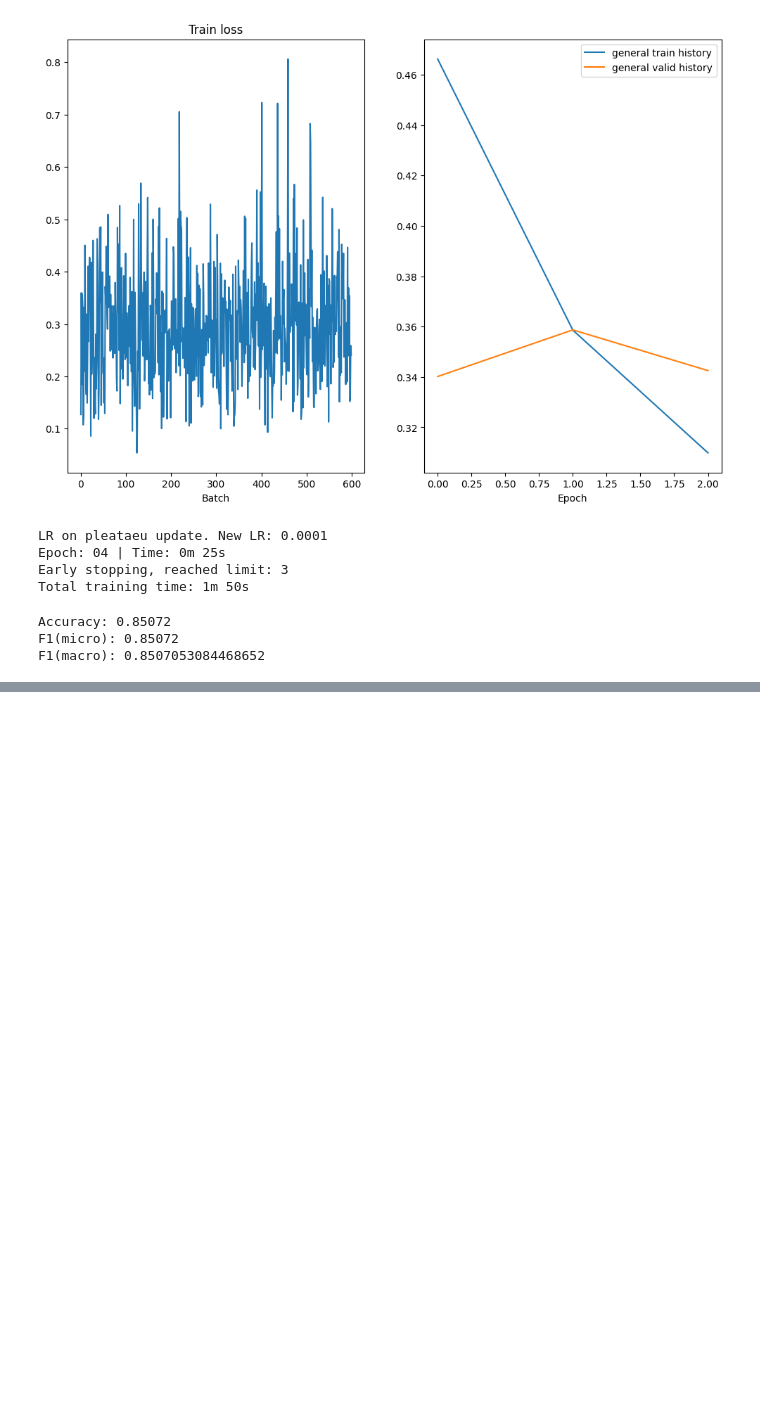
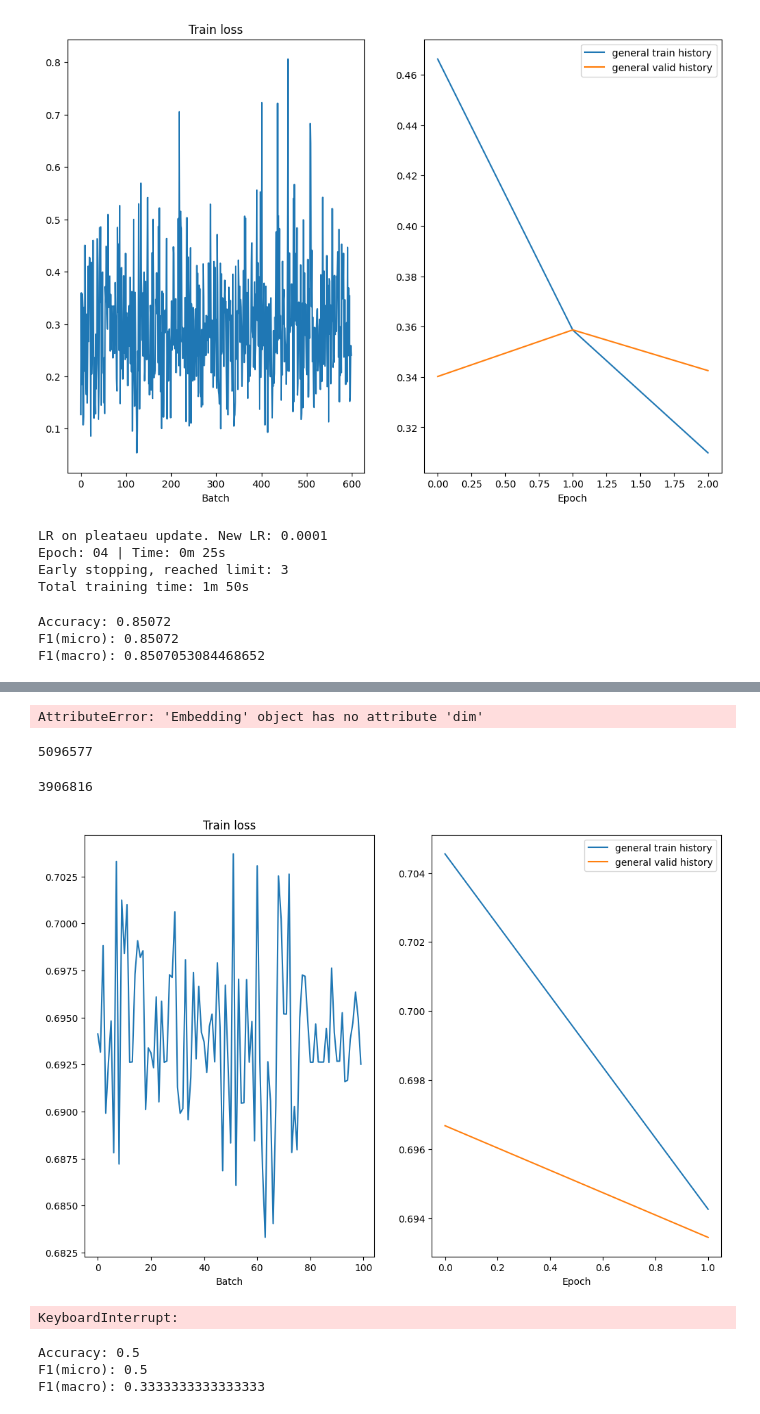
Before and after one commit to iaramer/hypercube, a Jupyter notebook: Experiments.ipynb, the cells around one changed output, grey strips where cells are left out. Cells and saved outputs as stored; diff of their text form; code cells hidden in the pictures; blank space fills up the shorter version.

```diff
--- a/Experiments.ipynb
+++ b/Experiments.ipynb
@@ -1305,0 +1121,2 @@ for epoch in range(epochs):
+# %%
+tokenizer = BertTokenizerFast.from_pretrained(BERT_MODEL)
@@ -1305,0 +1188,4 @@ for epoch in range(epochs):
+# %%
+nn.Embedding.from_pretrained(weight)
+# %% [output]
+AttributeError: 'Embedding' object has no attribute 'dim'
@@ -1305,0 +1203,70 @@ for epoch in range(epochs):
+# %%
+count_parameters(model)
+# %% [output]
+5096577
+# %%
+count_parameters(model.emb)
+# %% [output]
+3906816
+# %%
+train_history = []
+valid_history = []
+
+N_EPOCHS = 10
+CLIP = 1
+learning_rate = 0.01
+
+best_valid_loss = float('inf')
+early_stopping_counter = 0
+early_stopping_criteria = 3
+lr_on_plateau_update = 0.2
+min_lr = 0.0001
+
+# criterion = nn.CrossEntropyLoss()
+criterion = nn.BCELoss()
+optimizer = optim.Adam(model.parameters(), lr=learning_rate)
+# %%
+st = time.time()
+for epoch in range(N_EPOCHS):
+    start_time = time.time()
+    # train_loss = train_transformer(model, train_dataloader, optimizer, criterion, CLIP, train_history, valid_history)
+    # valid_loss = evaluate_transformer(model, valid_dataloader, criterion)
+    train_loss = train(model, train_dataloader, optimizer, criterion, CLIP, train_history, valid_history)
+    valid_loss = evaluate(model, valid_dataloader, criterion)
+    end_time = time.time()
+    epoch_mins, epoch_secs = epoch_time(start_time, end_time)
+    if valid_loss < best_valid_loss:
+        best_valid_loss = valid_loss
+        torch.save(model.state_dict(), 'transformer.pt')
+        early_stopping_counter = 0
+    else:
+        early_stopping_counter += 1
+        learning_rate = max(min_lr, learning_rate * lr_on_plateau_update)
+        optimizer = optim.Adam(model.parameters(), lr=learning_rate)
+        print(f"LR on pleataeu update. New LR: {learning_rate}")
+    train_history.append(train_loss)
+    valid_history.append(valid_loss)
+    print(f'Epoch: {epoch+1:02} | Time: {epoch_mins}m {epoch_secs}s')
+    if early_stopping_counter >= early_stopping_criteria:
+        print(f"Early stopping, reached limit: {early_stopping_criteria}")
+        break
+tt_m, tt_s = epoch_time(st, time.time())
+
+print(f'Total training time: {tt_m}m {tt_s}s')
+model.load_state_dict(torch.load('transformer.pt'));
+# %% [output]
+[figure, added]
+KeyboardInterrupt:
+# %%
+y_true, y_pred = predict(model, test_dataloader)
+y_pred = list(map(round, y_pred))
+
+acc = accuracy_score(y_true, y_pred)
+f1_micro = f1_score(y_true, y_pred, average='micro')
+f1_macro = f1_score(y_true, y_pred, average='macro')
+
+print(f"Accuracy: {acc}\nF1(micro): {f1_micro}\nF1(macro): {f1_macro}")
+# %% [output]
+Accuracy: 0.5
+F1(micro): 0.5
+F1(macro): 0.3333333333333333
```
Also changed, not shown: parts of 77 cells of this notebook, 11 other files.
